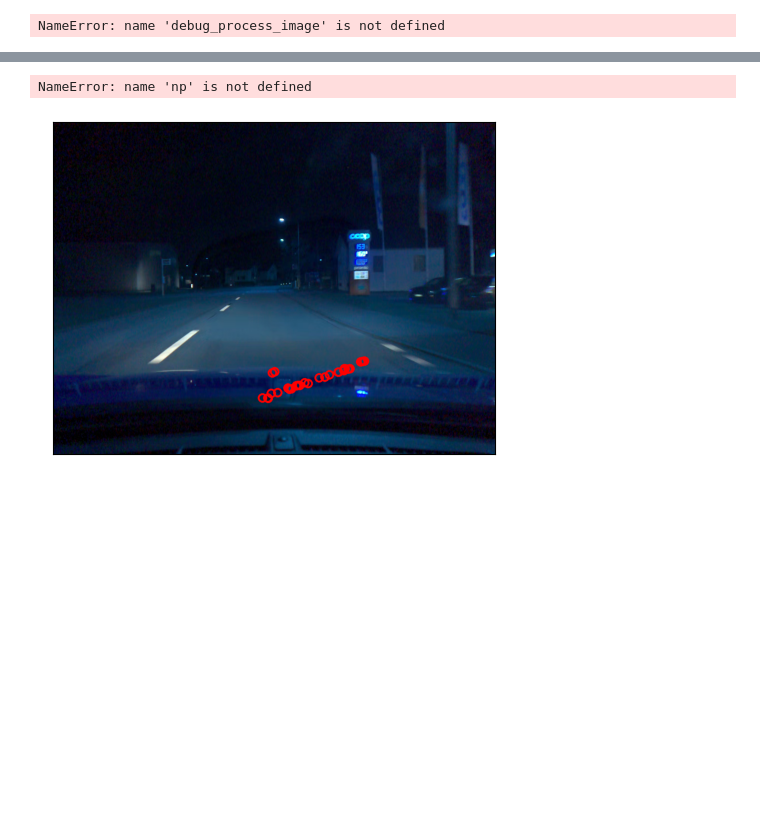
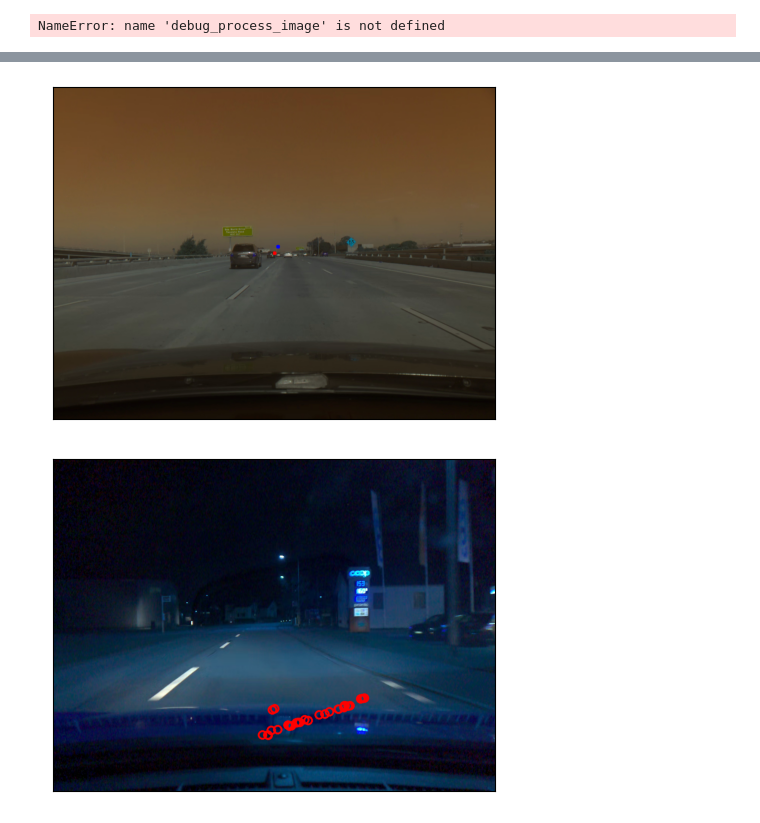
Before and after one commit to connor-henderson/calib_challenge, a Jupyter notebook: eda.ipynb, the cells around one changed output, grey strips where cells are left out. Cells and saved outputs as stored; diff of their text form; code cells hidden in the pictures; blank space fills up the shorter version.

```diff
--- a/eda.ipynb
+++ b/eda.ipynb
@@ -655,24 +783,46 @@ NameError: name 'test_data' is not defined
 # %%
-# This is too narrow
+# # This is too narrow
+# for i in range(10):
+#     rand_idx = num = math.floor(random() * test_data.shape[0])
+#     im_copy = np.copy(test_data[rand_idx])
+#     # right_lane = [1500, 865, 600, 0] # [x1, y1, x2, y2]
+#     # right_lane = [1200, 865, 0, 0]
 
-im_copy = np.copy(test_data[3000])
-print(im_copy.shape)
-right_lane = [1500, 865, 600, 0] # [x1, y1, x2, y2]
-right_lane2 = [900, 865, 0, 0]
-left_lane = [0, 864, 800, 0]
-left_lane2 = [300, 864, 1100, 0]
-test_lines = np.array([right_lane, right_lane2, left_lane, left_lane2])
-for line in test_lines:
-    x1, y1, x2, y2 = line.reshape(4)
-    parameters = np.polyfit((x1, x2), (y1, y2), 1)
-    slope = parameters[0]
-    intercept = parameters[1]
-    print(slope, intercept)
 
-im_draw = draw_lines(im_copy, [test_lines])
-show([im_draw])
+#     left_lane = [-100, 900, 1200, 0]
+#     # left_lane2 = [0, 864, 800, 500]
+#     # left_lane2 = [300, 864, 1100, 0]
+
+#     def calc_slope_and_intercept(line):
+#         x1, y1, x2, y2 = line
+#         slope = (y2 - y1) / (x2 - x1)
+#         intercept = y1 - slope * x1
+#         return slope, intercept
+#     right_slope, right_intercept = calc_slope_and_intercept(left_lane)
+#     # right_slope2, right_intercept2 = calc_slope_and_intercept(right_lane2)
+#     print('slope right', right_slope, 'intersect right', right_intercept)
+#     # print('slope right2', right_slope2, 'intersect right2', right_intercept2)
+
+#     test_lines = np.array([right_lane, right_lanse2, right_lane, right_lane2])
+
+#     im_draw = draw_lines(im_copy, [[left_lane]])
+#     show([im_draw])
+
+# CALC the intersection of two standard lines
-# %% [output]
-NameError: name 'np' is not defined
+# %%
+# Potentially edit standard lines? They are pretty close to perfect mounting
+
+standard_left_lane = (-0.71, 840) # (slope, intercept)
+standard_right_lane = (0.71, 0) # (slope, intercept)
+
+intersection = get_intersection(standard_left_lane, standard_right_line)
+im_copy = np.copy(test_data[100])
+cv2.circle(im_copy, (int(intersection[0]), int(intersection[1])), 5, (0, 0, 255), -1)
+cv2.circle(im_copy, (int(test_vp[0]), int(test_vp[1])), 5, (255, 0, 0), -1)
+cv2.line
+show([im_copy])
+# %% [output]
+[figure, added]
 # %%
 # NOT TRUTHY 500 697
 # NOT TRUTHY 527 683
```
Also changed, not shown: parts of 12 cells of this notebook.
